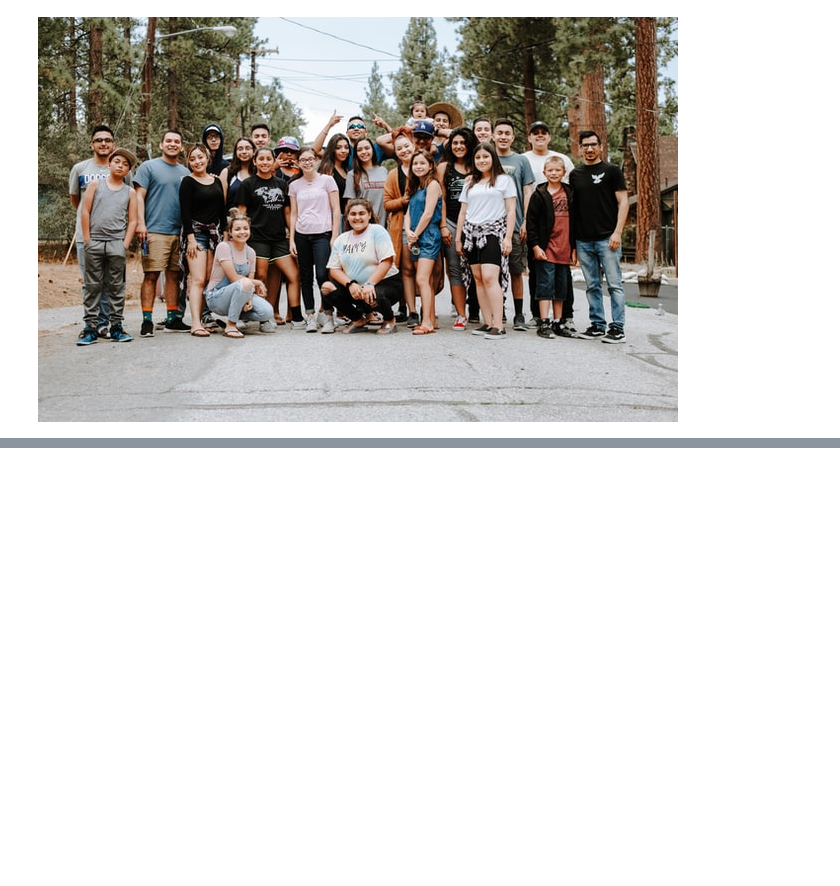
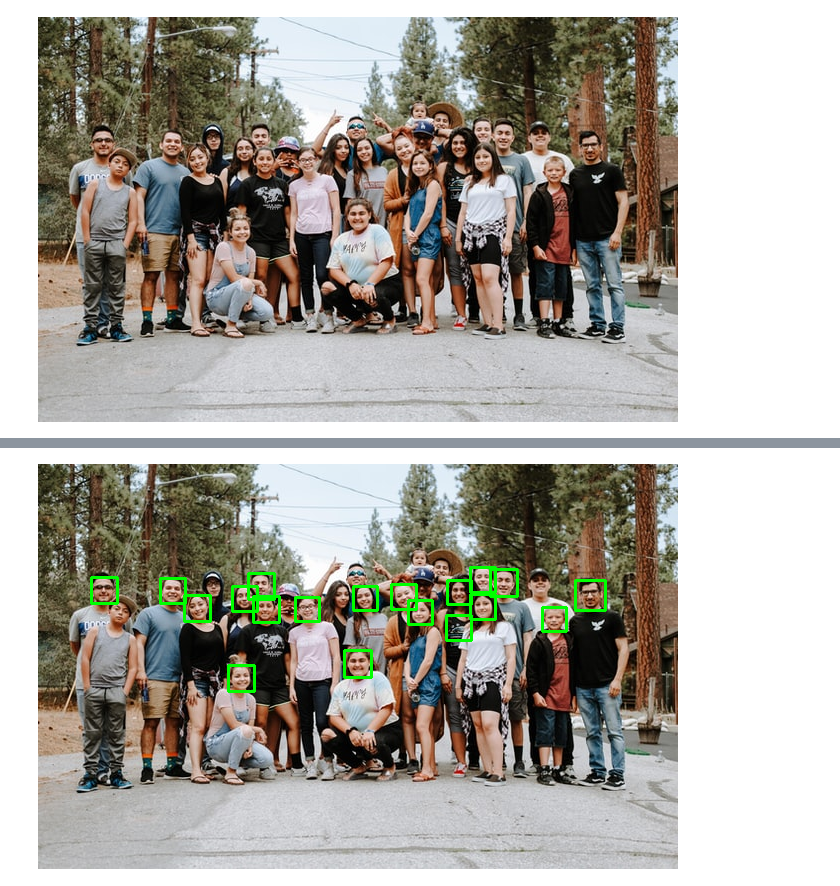
Before and after one commit to yusrizaltomo/uts-pcd-face-detection, a Jupyter notebook: Face_Detection.ipynb, the cells around one changed output, grey strips where cells are left out. Cells and saved outputs as stored; diff of their text form; code cells hidden in the pictures; blank space fills up the shorter version.

```diff
--- a/Face_Detection.ipynb
+++ b/Face_Detection.ipynb
@@ -39,0 +31,4 @@ cv2_imshow(img)
+# %%
+cv2_imshow(img)
+# %% [output]
+[figure, added]
```
Also changed, not shown: parts of 4 cells of this notebook.
